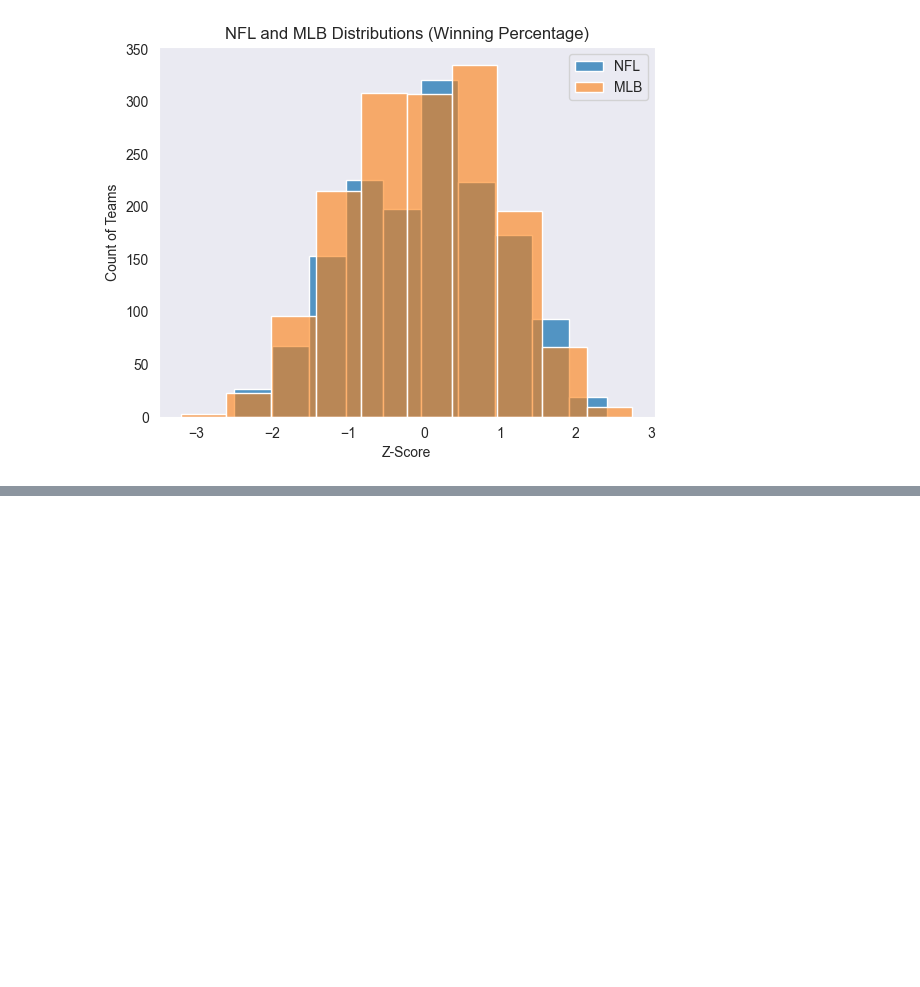
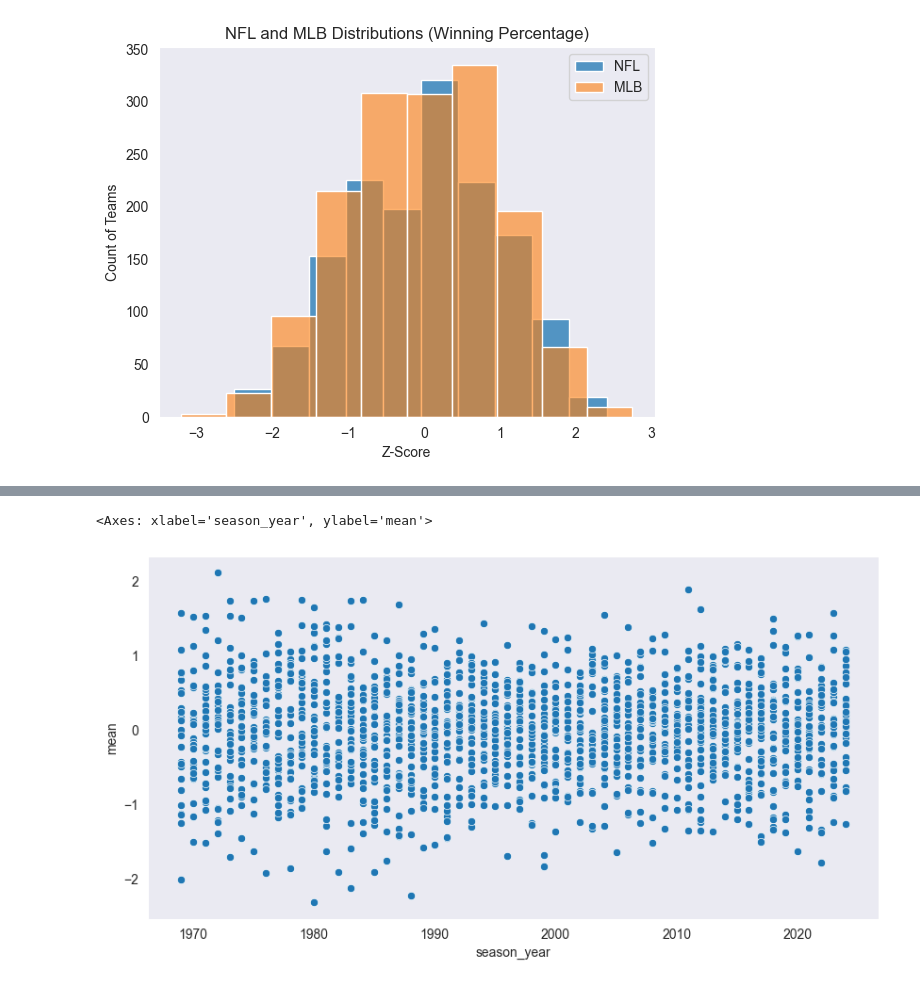
Before and after one commit to ethanarsht/sports_index, a Jupyter notebook: standings_analysis.ipynb, the cells around one changed output, grey strips where cells are left out. Cells and saved outputs as stored; diff of their text form; code cells hidden in the pictures; blank space fills up the shorter version.

```diff
--- a/standings_analysis.ipynb
+++ b/standings_analysis.ipynb
@@ -494,0 +531,6 @@ plt.legend(['NFL', 'MLB'])
+# %%
+plt.figure(figsize=(10, 5))
+sns.scatterplot(grouped_standings, x='season_year', y='mean')
+# %% [output]
+<Axes: xlabel='season_year', ylabel='mean'>
+[figure, added]
```
Also changed, not shown: parts of 8 cells of this notebook, 7 other files.
